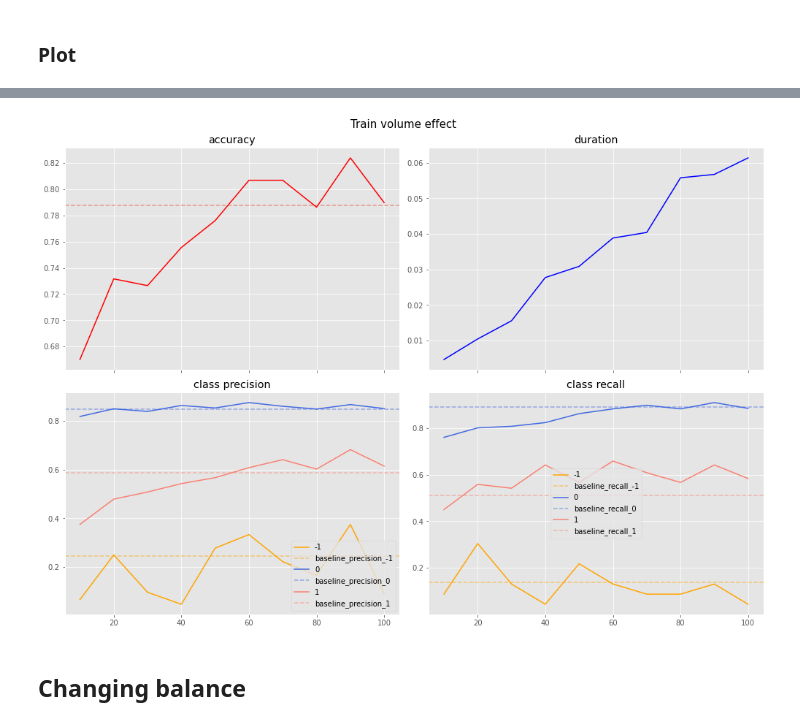
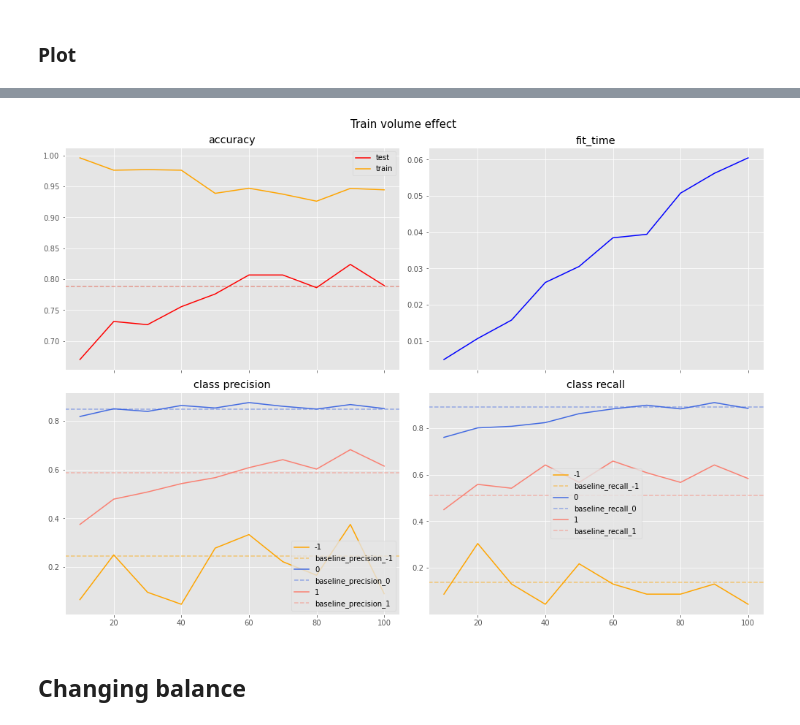
Before and after one commit to kolomietsdv/7641ML, a Jupyter notebook: Project_1/SL-Wine.ipynb, the cells around one changed output, grey strips where cells are left out. Cells and saved outputs as stored; diff of their text form; code cells hidden in the pictures.

```diff
--- a/Project_1/SL-Wine.ipynb
+++ b/Project_1/SL-Wine.ipynb
@@ -414,34 +411,36 @@ for i in range(10, 110, 10):
                                     size=min(flex_train_X.shape[0], round(flex_train_X.shape[0] * i/100)))
 
     _, duration = cf.time_it(dt_clf.fit, flex_train_X[random_index], flex_train_y[random_index])
+
+    train_preds = dt_clf.predict(flex_train_X[random_index])
     preds = dt_clf.predict(valid_X)
 
-    metrics = []
+    metrics = {}
 
-    metrics.append(sklearn.metrics.accuracy_score(valid_y, preds))
-    cl_precision = []
+    metrics['test_accuracy'] = sklearn.metrics.accuracy_score(valid_y, preds)
+    metrics['train_accuracy'] = sklearn.metrics.accuracy_score(
+        flex_train_y[random_index], train_preds
+    )
+
+#     cl_precision = []
 
     for cl in sorted(np.unique(valid_y)):
 
-        cl_precision.append(
+        metrics[f'test_precision_{cl}'] = \
             sklearn.metrics.precision_score(
                 np.where(valid_y == cl, 1, 0), np.where(preds == cl, 1, 0)
             )
-        )
-    cl_recall = []
+#     cl_recall = []
 
     for cl in sorted(np.unique(valid_y)):
 
-        cl_recall.append(
+        metrics[f'test_recall_{cl}'] = \
             sklearn.metrics.recall_score(
                 np.where(valid_y == cl, 1, 0), np.where(preds == cl, 1, 0)
             )
-        )
 
-    metrics.append(duration)
-    metrics.append(cl_precision)
-    metrics.append(cl_recall)
+    metrics['fit_time'] = duration
 
     metrics_dict[i] = metrics
-    print(f"{i}% Ammount: {random_index.shape[0]} {duration:.4f} seconds, accuracy: {metrics[0]:.4f}")
+    print(f"{i}% Ammount: {random_index.shape[0]} {duration:.4f} seconds, accuracy: {metrics['test_accuracy']:.4f}")
 # %% [output]
@@ -461,39 +480,44 @@ fig, axes = plt.subplots(2, 2, sharex=True)
 fig.set_size_inches(14, 10)
 
 axes[0][0].plot(perc,
-             [metrics_dict[x][0] for x in perc], color='red')
+             [metrics_dict[x]['test_accuracy'] for x in perc], color='red',
+               label='test')
+axes[0][0].plot(perc,
+             [metrics_dict[x]['train_accuracy'] for x in perc], color='orange',
+               label='train')
+axes[0][0].legend()
 axes[0][0].set_title('accuracy')
 axes[0][0].axhline(new_baselines['accuracy'], linestyle='--', alpha=0.5)
 
 axes[0][1].plot(perc,
-            [metrics_dict[x][1] for x in perc], color='blue')
-axes[0][1].set_title('duration')
+            [metrics_dict[x]['fit_time'] for x in perc], color='blue')
+axes[0][1].set_title('fit_time')
 
 
 colors = ['orange', 'royalblue', 'salmon']
 class_names = ['-1', '0', '1']
 for i in range(3):
     axes[1][0].plot(perc,
-                [metrics_dict[x][2][i] for x in perc],
+                [metrics_dict[x][f'test_precision_{class_names[i]}'] for x in perc],
                  color=colors[i], label=class_names[i])
     axes[1][0].axhline(new_baselines[f'precision_{class_names[i]}'], color=colors[i],
                                    alpha=0.5, label=f'baseline_precision_{class_names[i]}',
                                    linestyle='--')
 
 axes[1][0].legend()
 axes[1][0].set_title('class precision')
 
 for i in range(3):
     axes[1][1].plot(perc,
-                [metrics_dict[x][3][i] for x in perc],
+                [metrics_dict[x][f'test_recall_{class_names[i]}'] for x in perc],
                  color=colors[i], label=class_names[i])
     axes[1][1].axhline(new_baselines[f'recall_{class_names[i]}'], color=colors[i],
                                    alpha=0.5, label=f'baseline_recall_{class_names[i]}',
                                    linestyle='--')
 
 axes[1][1].legend()
 axes[1][1].set_title('class recall')
 fig.suptitle('Train volume effect', fontsize=15)
 plt.tight_layout();
 # %% [output]
-[figure, old version]
+[figure, new version]
```
Also changed, not shown: parts of 92 cells of this notebook, 1 other file.
